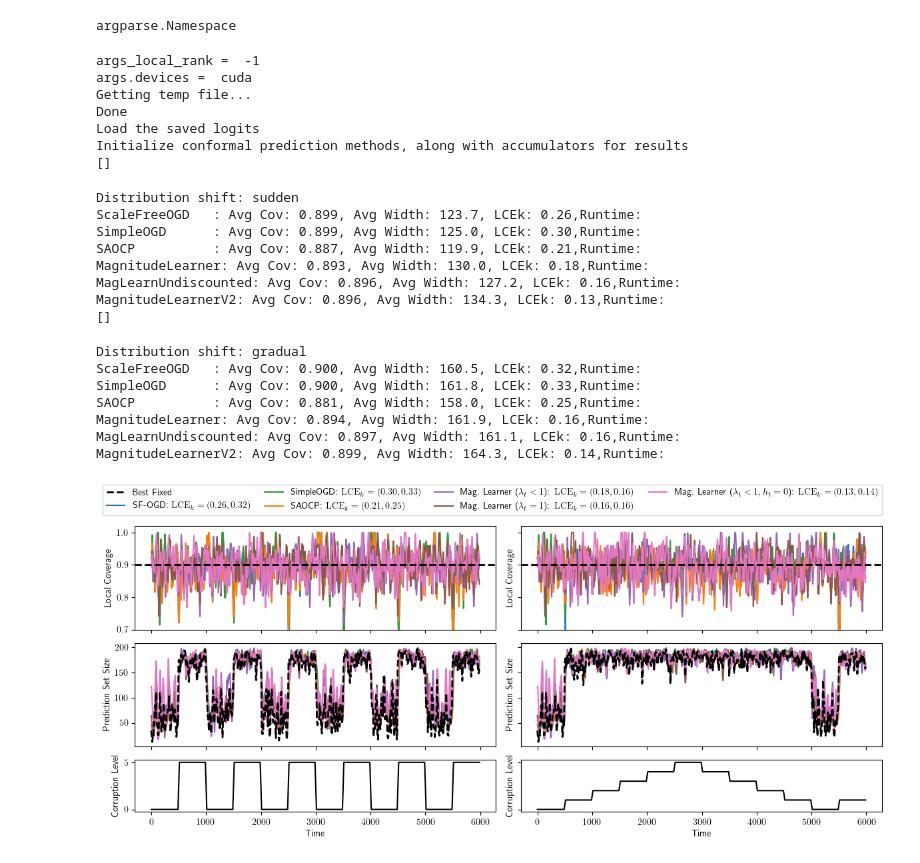
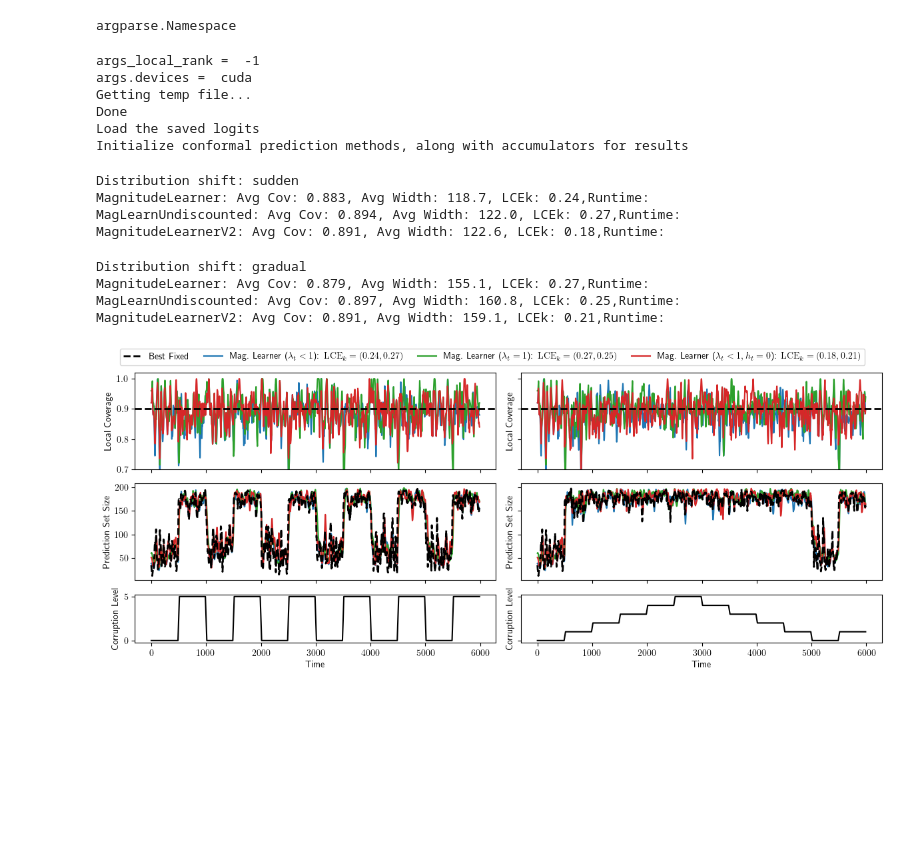
Before and after one commit to ComputationalRobotics/discounted-adaptive, a Jupyter notebook: vision_TinyImageNet.ipynb, the cells around one changed output. Saved outputs shown, nothing was run; the diff lists cells and outputs as text; code cells hidden in the pictures; blank space fills up the shorter version.

```diff
--- a/vision_TinyImageNet.ipynb
+++ b/vision_TinyImageNet.ipynb
@@ -264,7 +264,7 @@ if args.local_rank in [-1, 0]:
     lmbda, k_reg, n_class = raps_params(args.dataset)
     D_old = 1 + lmbda * np.sqrt(n_class - k_reg)
     D = D_old
-    methods = [ScaleFreeOGD, SimpleOGD, SAOCP, MagnitudeLearner, MagLearnUndiscounted, MagnitudeLearnerV2]
+    methods = [MagnitudeLearner, MagLearnUndiscounted, MagnitudeLearnerV2]
     label2err = defaultdict(list)
     plt.rcParams["text.usetex"] = True
     h = 5 + 0.5 * (len(methods) > 5)
@@ -359,45 +359,37 @@ if args.local_rank in [-1, 0]:
                 f"Avg Cov: {np.mean(coverages[name]):.3f}, "
                 f"Avg Width: {np.mean(widths[name]):.1f}, "
                 f"LCEk: {np.max(int_miscov):.2f},"
                 f"Runtime:"
             )
 
     fig.tight_layout()
     labels = []
     lines = axs[0, 0].get_lines()
     for line in lines:
         label = line.get_label()
         if label in label2err:
             label = f"{label}: $\\mathrm{{LCE}}_k = ({','.join(label2err[label])})$"
         labels.append(label)
     #ncols = math.ceil(len(lines) / 2) if FACI_S in methods else len(lines)
     ncols = 4
     fig.subplots_adjust(top=0.92 if ncols == len(lines) else 0.88)
     fig.legend(lines, labels, loc="upper center", ncols=ncols, fontsize=10, columnspacing=1.5)
     figdir = os.path.join(os.path.dirname(os.path.abspath(__file__)), "figures")
     os.makedirs(figdir, exist_ok=True)
     fig.savefig(os.path.join(figdir, f"{args.dataset}_{round(D/D_old,3)}D.pdf"))
 # %% [output]
 args_local_rank =  -1
 args.devices =  cuda
 Getting temp file...
 Done
 Load the saved logits
 Initialize conformal prediction methods, along with accumulators for results
-[]
 Distribution shift: sudden
-ScaleFreeOGD   : Avg Cov: 0.899, Avg Width: 123.7, LCEk: 0.26,Runtime:
-SimpleOGD      : Avg Cov: 0.899, Avg Width: 125.0, LCEk: 0.30,Runtime:
-SAOCP          : Avg Cov: 0.887, Avg Width: 119.9, LCEk: 0.21,Runtime:
-MagnitudeLearner: Avg Cov: 0.893, Avg Width: 130.0, LCEk: 0.18,Runtime:
-MagLearnUndiscounted: Avg Cov: 0.896, Avg Width: 127.2, LCEk: 0.16,Runtime:
-MagnitudeLearnerV2: Avg Cov: 0.896, Avg Width: 134.3, LCEk: 0.13,Runtime:
-[]
+MagnitudeLearner: Avg Cov: 0.883, Avg Width: 118.7, LCEk: 0.24,Runtime:
+MagLearnUndiscounted: Avg Cov: 0.894, Avg Width: 122.0, LCEk: 0.27,Runtime:
+MagnitudeLearnerV2: Avg Cov: 0.891, Avg Width: 122.6, LCEk: 0.18,Runtime:
 Distribution shift: gradual
-ScaleFreeOGD   : Avg Cov: 0.900, Avg Width: 160.5, LCEk: 0.32,Runtime:
-SimpleOGD      : Avg Cov: 0.900, Avg Width: 161.8, LCEk: 0.33,Runtime:
-SAOCP          : Avg Cov: 0.881, Avg Width: 158.0, LCEk: 0.25,Runtime:
-MagnitudeLearner: Avg Cov: 0.894, Avg Width: 161.9, LCEk: 0.16,Runtime:
-MagLearnUndiscounted: Avg Cov: 0.897, Avg Width: 161.1, LCEk: 0.16,Runtime:
-MagnitudeLearnerV2: Avg Cov: 0.899, Avg Width: 164.3, LCEk: 0.14,Runtime:
+MagnitudeLearner: Avg Cov: 0.879, Avg Width: 155.1, LCEk: 0.27,Runtime:
+MagLearnUndiscounted: Avg Cov: 0.897, Avg Width: 160.8, LCEk: 0.25,Runtime:
+MagnitudeLearnerV2: Avg Cov: 0.891, Avg Width: 159.1, LCEk: 0.21,Runtime:
-[figure, old version]
+[figure, new version]
```
Also changed, not shown: 5 other files.
